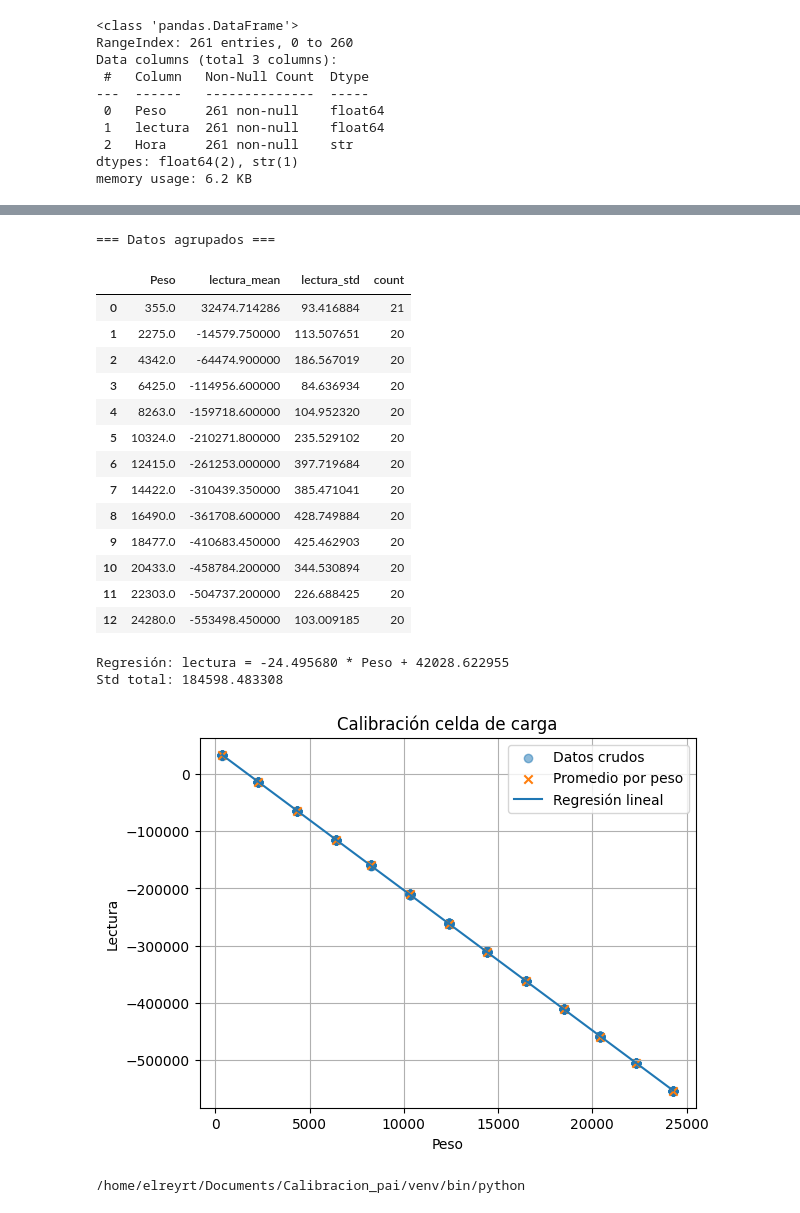
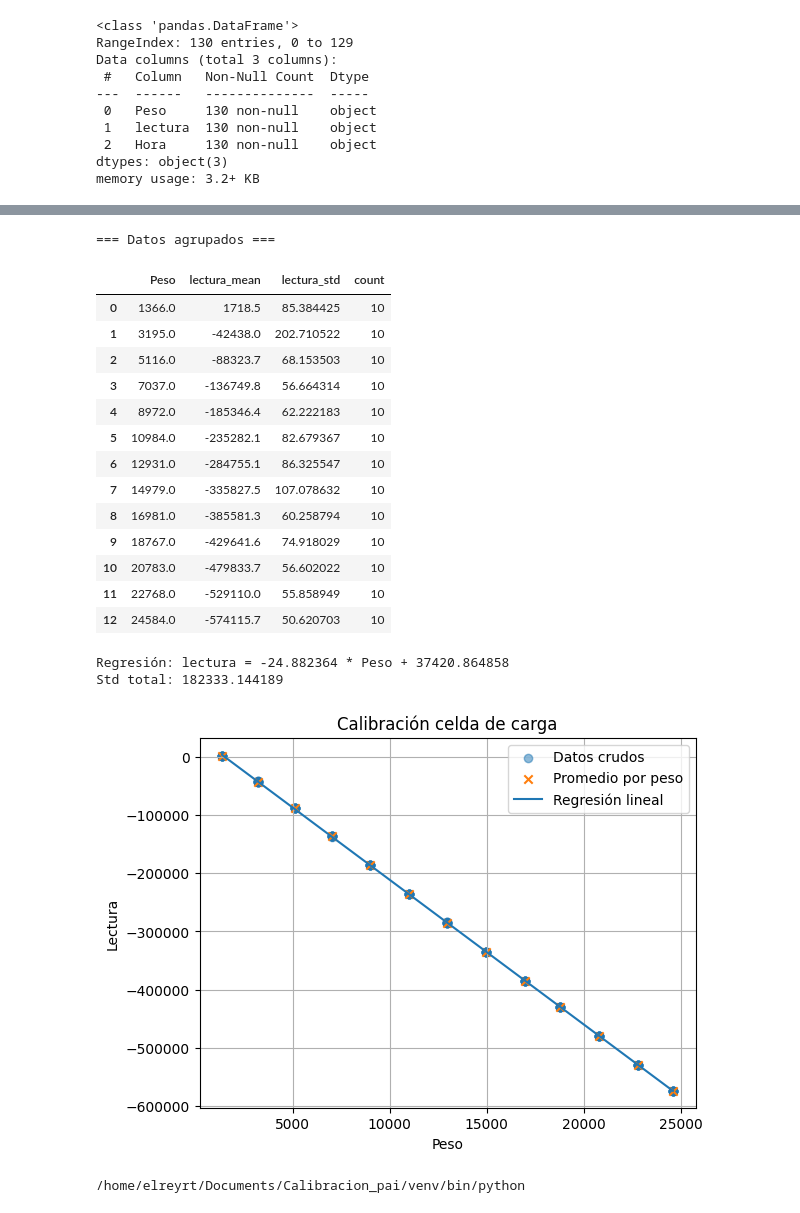
Before and after one commit to GabrielBojaca/CalibradorCeldaPAI, a Jupyter notebook: Calibracionn.ipynb, the cells around one changed output, grey strips where cells are left out. Cells and saved outputs as stored; diff of their text form; code cells hidden in the pictures.

```diff
--- a/Calibracionn.ipynb
+++ b/Calibracionn.ipynb
@@ -16,8 +16,8 @@ import os
 # -------------------------
 datos = []
 
-if os.path.exists("datos_celda.json"):
-    with open("datos_celda.json") as f:
+if os.path.exists("datos_celda_2.json"):
+    with open("datos_celda_2.json") as f:
         for i, linea in enumerate(f):
             linea = linea.strip()
 
@@ -107,8 +107,8 @@ def guardar(b):
 
             print("RAW:", linea)  # debug
 
-            lectura = float(linea) +85+270
-            peso = float(peso_input.value)+85+270
+            lectura = float(linea)
+            peso = float(peso_input.value)+1366
 
             dato = {
                 "Peso": peso,
@@ -119,7 +119,7 @@ def guardar(b):
             # -------------------------
             # Guardar en archivo (NDJSON)
             # -------------------------
-            with open("datos_celda.json", "a") as f:
+            with open("datos_celda_2.json", "a") as f:
                 json.dump(dato, f)
                 f.write("\n")
 
@@ -145,15 +145,15 @@ FloatText(value=0.0, description='Peso (g):')
 df.info()
 # %% [output]
 <class 'pandas.DataFrame'>
-RangeIndex: 261 entries, 0 to 260
+RangeIndex: 130 entries, 0 to 129
 Data columns (total 3 columns):
  #   Column   Non-Null Count  Dtype
 ---  ------   --------------  -----
- 0   Peso     261 non-null    float64
- 1   lectura  261 non-null    float64
- 2   Hora     261 non-null    str
-dtypes: float64(2), str(1)
-memory usage: 6.2 KB
+ 0   Peso     130 non-null    object
+ 1   lectura  130 non-null    object
+ 2   Hora     130 non-null    object
+dtypes: object(3)
+memory usage: 3.2+ KB
 # %%
 !pip install matplotlib
 # %% [output]
@@ -193,7 +193,22 @@ else:
     x = df_group["Peso"].values
     y = df_group["lectura_mean"].values
 
-    coef = np.polyfit(x, y, 1)  # grado 1
+    df_group["lectura_mean"] = pd.to_numeric(
+    df_group["lectura_mean"],
+    errors="coerce"
+    )
+
+    df_group["Peso"] = pd.to_numeric(
+        df_group["Peso"],
+        errors="coerce"
+    )
+
+    df_group = df_group.dropna(subset=["Peso", "lectura_mean"])
+
+    x = df_group["Peso"].to_numpy(dtype=float)
+    y = df_group["lectura_mean"].to_numpy(dtype=float)
+
+    coef = np.polyfit(x, y, 1)
     pendiente, intercepto = coef
 
     print(f"\nRegresión: lectura = {pendiente:.6f} * Peso + {intercepto:.6f}")
@@ -208,49 +223,49 @@ else:
     # RECTA PARA GRAFICAR
     # -------------------------
     x_fit = np.linspace(min(x), max(x), 100)
     y_fit = pendiente * x_fit + intercepto
 
     # -------------------------
     # GRÁFICA
     # -------------------------
     plt.figure()
 
     # Datos crudos
     plt.scatter(df["Peso"], df["lectura"], label="Datos crudos", alpha=0.5)
 
     # Promedios por peso
     plt.scatter(x, y, marker='x', label="Promedio por peso")
 
     # Recta de regresión
     plt.plot(x_fit, y_fit, label="Regresión lineal")
 
     plt.xlabel("Peso")
     plt.ylabel("Lectura")
     plt.title("Calibración celda de carga")
     plt.legend()
     plt.grid()
 
     plt.show()
     #-24570
 # %% [output]
 === Datos agrupados ===
 |  | Peso | lectura_mean | lectura_std | count |
-| 0 | 355.0 | 32474.714286 | 93.416884 | 21 |
-| 1 | 2275.0 | -14579.750000 | 113.507651 | 20 |
-| 2 | 4342.0 | -64474.900000 | 186.567019 | 20 |
-| 3 | 6425.0 | -114956.600000 | 84.636934 | 20 |
-| 4 | 8263.0 | -159718.600000 | 104.952320 | 20 |
-| 5 | 10324.0 | -210271.800000 | 235.529102 | 20 |
-| 6 | 12415.0 | -261253.000000 | 397.719684 | 20 |
-| 7 | 14422.0 | -310439.350000 | 385.471041 | 20 |
-| 8 | 16490.0 | -361708.600000 | 428.749884 | 20 |
-| 9 | 18477.0 | -410683.450000 | 425.462903 | 20 |
-| 10 | 20433.0 | -458784.200000 | 344.530894 | 20 |
-| 11 | 22303.0 | -504737.200000 | 226.688425 | 20 |
-| 12 | 24280.0 | -553498.450000 | 103.009185 | 20 |
+| 0 | 1366.0 | 1718.5 | 85.384425 | 10 |
+| 1 | 3195.0 | -42438.0 | 202.710522 | 10 |
+| 2 | 5116.0 | -88323.7 | 68.153503 | 10 |
+| 3 | 7037.0 | -136749.8 | 56.664314 | 10 |
+| 4 | 8972.0 | -185346.4 | 62.222183 | 10 |
+| 5 | 10984.0 | -235282.1 | 82.679367 | 10 |
+| 6 | 12931.0 | -284755.1 | 86.325547 | 10 |
+| 7 | 14979.0 | -335827.5 | 107.078632 | 10 |
+| 8 | 16981.0 | -385581.3 | 60.258794 | 10 |
+| 9 | 18767.0 | -429641.6 | 74.918029 | 10 |
+| 10 | 20783.0 | -479833.7 | 56.602022 | 10 |
+| 11 | 22768.0 | -529110.0 | 55.858949 | 10 |
+| 12 | 24584.0 | -574115.7 | 50.620703 | 10 |
-Regresión: lectura = -24.495680 * Peso + 42028.622955
-Std total: 184598.483308
+Regresión: lectura = -24.882364 * Peso + 37420.864858
+Std total: 182333.144189
-[figure, old version]
+[figure, new version]
 # %%
 !which python
 # %% [output]
```
Also changed, not shown: 3 other files.
